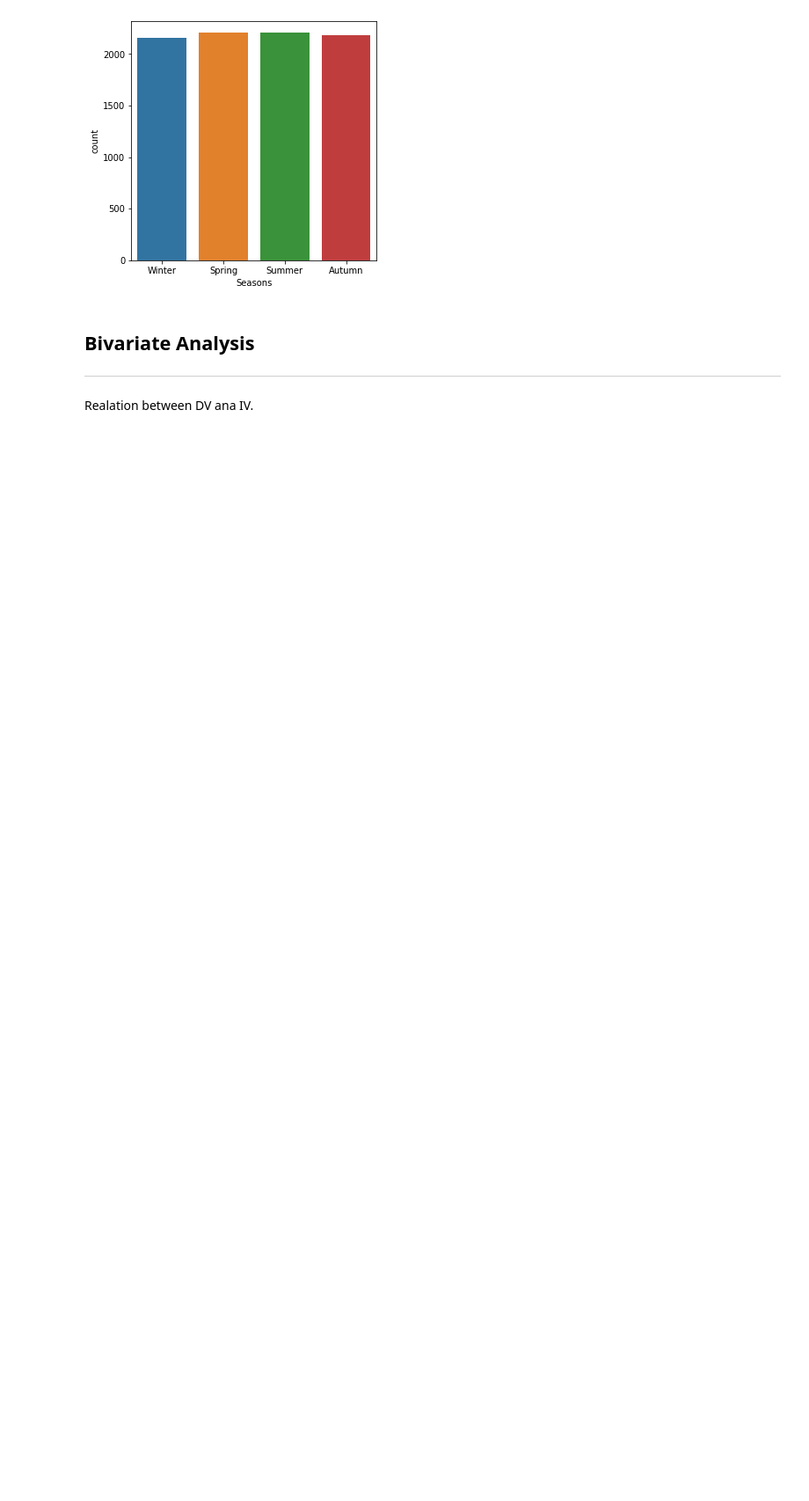
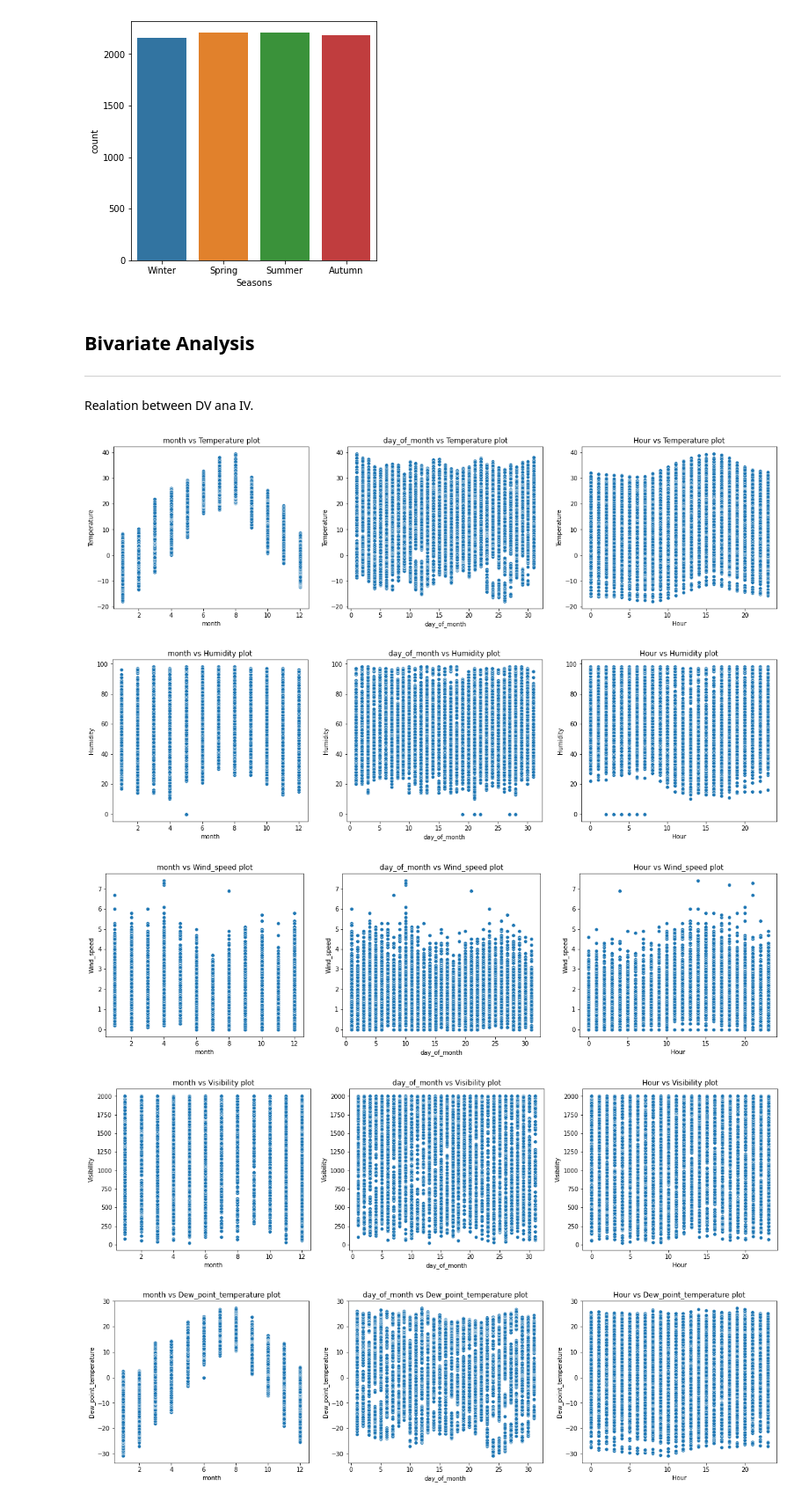
Before and after one commit to Ranjitkumarmuduli/Regression-capstone-project, a Jupyter notebook: Copy_of_Bike_Sharing_Demand_Prediction_Capstone_Project.ipynb, the cells around one changed output. Shown at 88% size. Saved outputs shown, nothing was run; the diff lists cells and outputs as text; code cells hidden in the pictures; blank space fills up the shorter version.

```diff
--- a/Copy_of_Bike_Sharing_Demand_Prediction_Capstone_Project.ipynb
+++ b/Copy_of_Bike_Sharing_Demand_Prediction_Capstone_Project.ipynb
@@ -324,3 +324,17 @@ for col in ['Functioning_Day','Holiday','Seasons']:
 ---
 
 Realation between DV ana IV.
+# %%
+for col in ['Temperature','Humidity','Wind_speed','Visibility','Dew_point_temperature','Solar_Radiation','Rainfall','Snowfall']:
+    fig, ax = plt.subplots(1, 3, figsize=(20,5))
+    for index,col1 in enumerate(['month','day_of_month','Hour']):
+       sns.scatterplot(x = df[col1], y = df[col], ax=ax[index])
+       ax[index].set_title(f"{col1} vs {col} plot")
+    plt.show()
+    print('\n\n\n')
+# %% [output]
+[figure, added]
+[figure, added]
+[figure, added]
+[figure, added]
+[figure, added]
```
Also changed, not shown: parts of 16 cells of this notebook.
